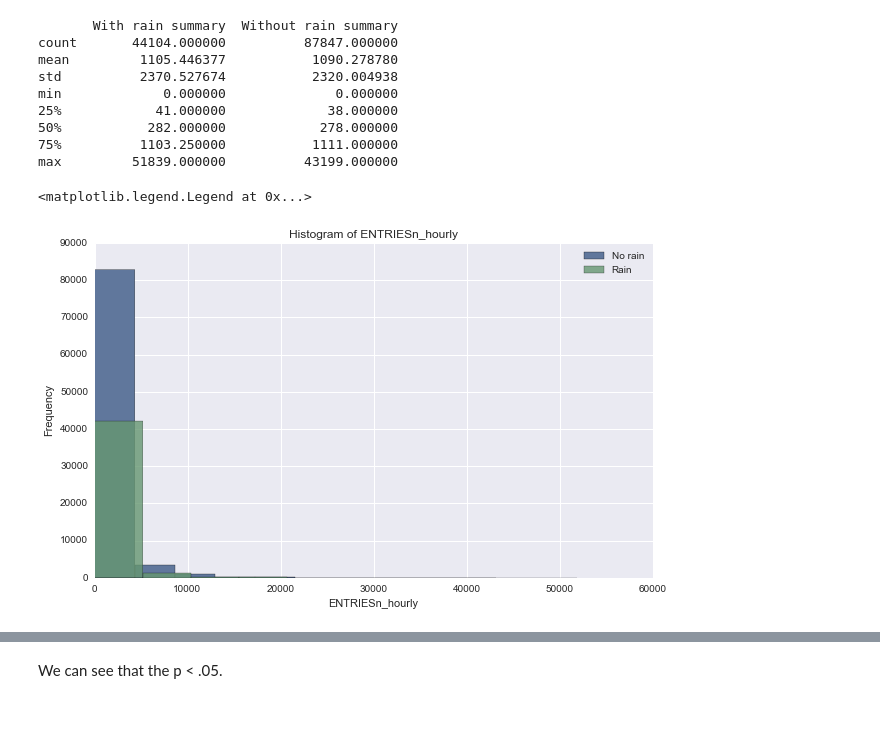
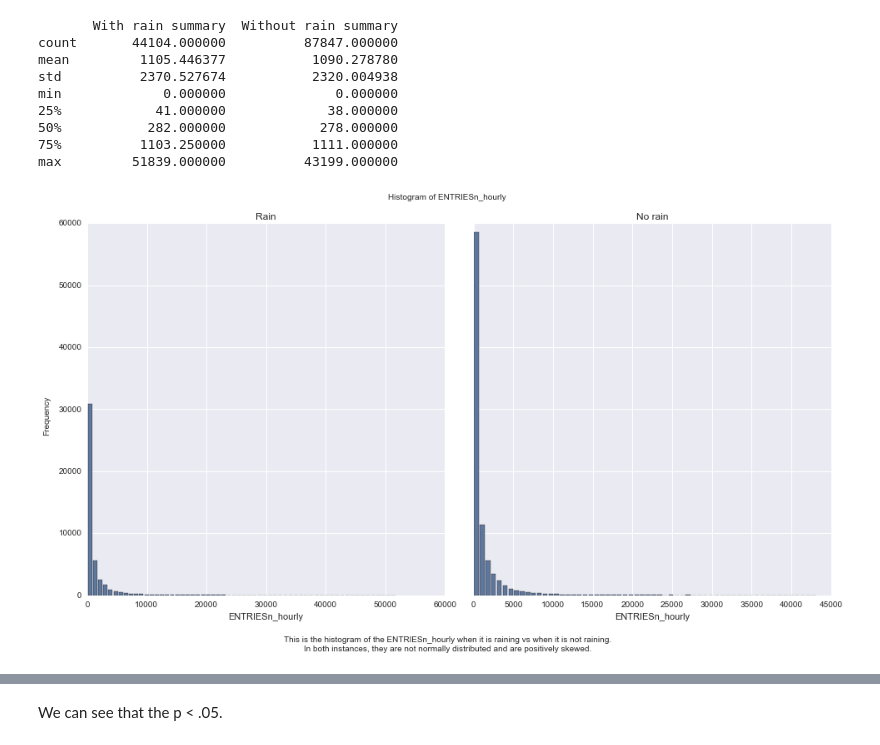
Before and after one commit to joashxu/NYCSubwayDataAnalysis, a Jupyter notebook: NYCSubway.ipynb, the cells around one changed output, grey strips where cells are left out. Saved outputs shown, nothing was run; the diff lists cells and outputs as text; code cells hidden in the pictures; blank space fills up the shorter version.

```diff
--- a/NYCSubway.ipynb
+++ b/NYCSubway.ipynb
@@ -59,18 +60,27 @@ min             0.000000              0.000000
 50%           282.000000            278.000000
 75%          1103.250000           1111.000000
 max         51839.000000          43199.000000
-# %%
-plt.figure()
-plt.title('Histogram of ENTRIESn_hourly')
-plt.xlabel('ENTRIESn_hourly')
-plt.ylabel('Frequency')
-
-without_rain_plot = without_rain_df.hist(label='No rain')
-with_rain_plot = with_rain_df.hist(alpha=0.8, label='Rain')
-plt.legend()
-# %% [output]
-<matplotlib.legend.Legend at 0x...>
-[figure, removed]
+# %%
+plot_description = ('This is the histogram of the ENTRIESn_hourly when it is raining vs when it is not raining.\n'
+                    'In both instances, they are not normally distributed and are positively skewed.')
+
+figure, plot_list = plt.subplots(1, 2, sharey=True, figsize=(16, 8))
+figure.subplots_adjust(wspace=0.08)
+figure.text(0.08, 0.5, 'Frequency', va='center', rotation='vertical')
+figure.text(0.5, 0.95, 'Histogram of ENTRIESn_hourly', ha='center')
+figure.text(0.5, 0.01, plot_description, ha='center')
+
+df_list = [(with_rain_df, 'Rain'), (without_rain_df, 'No rain')]
+
+for idx, plot in enumerate(plot_list):
+    hist, bins = np.histogram(df_list[idx][0], bins=60)
+    width = 0.8 * (bins[1] - bins[0])
+    center = (bins[:-1] + bins[1:]) / 2
+    plot.bar(center, hist, align='center', width=width)
+    plot.set_title(df_list[idx][1])
+    plot.set_xlabel('ENTRIESn_hourly')
+# %% [output]
+[figure, added]
 # %% [markdown]
 ### Statistical test, tail and null hypothesis
 
```
Also changed, not shown: parts of 9 cells of this notebook.
